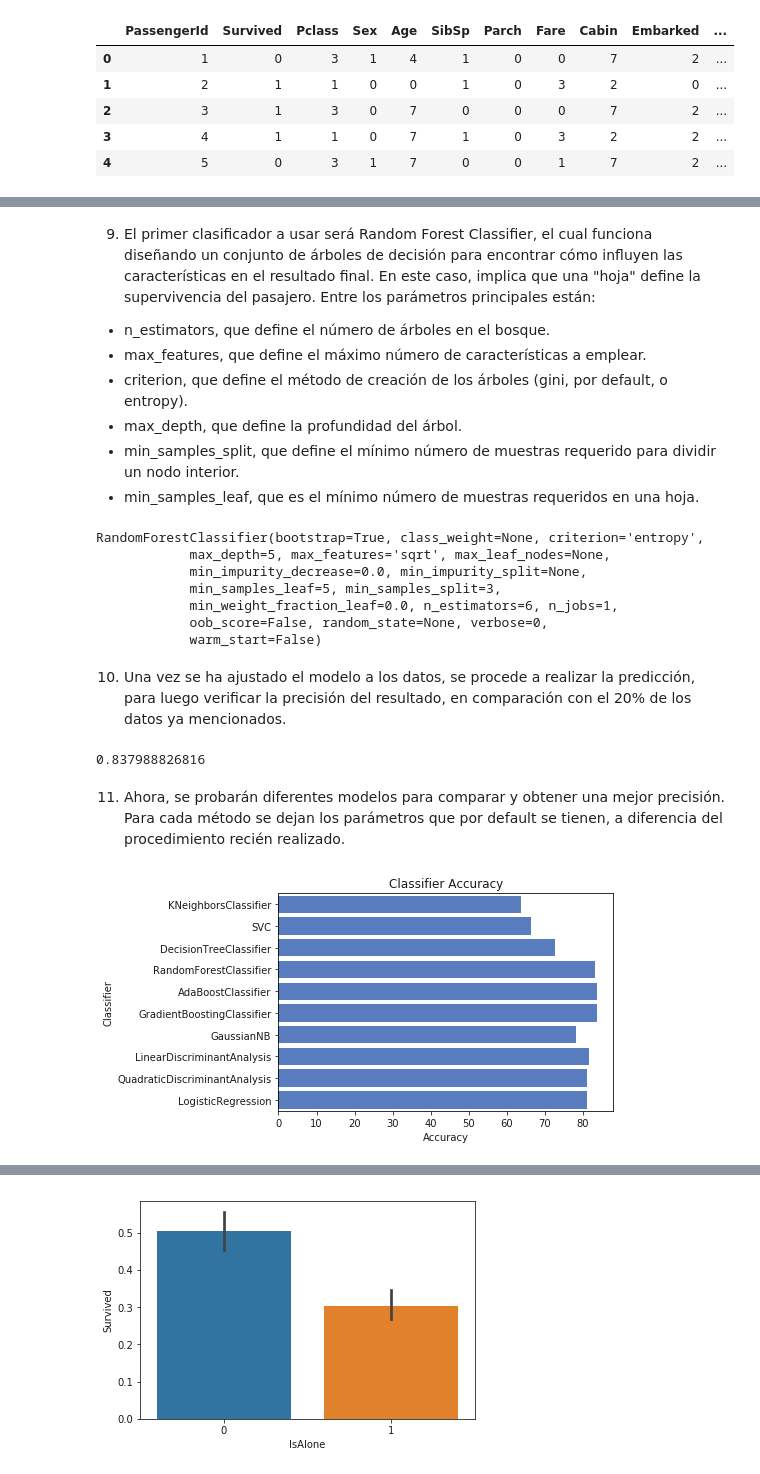
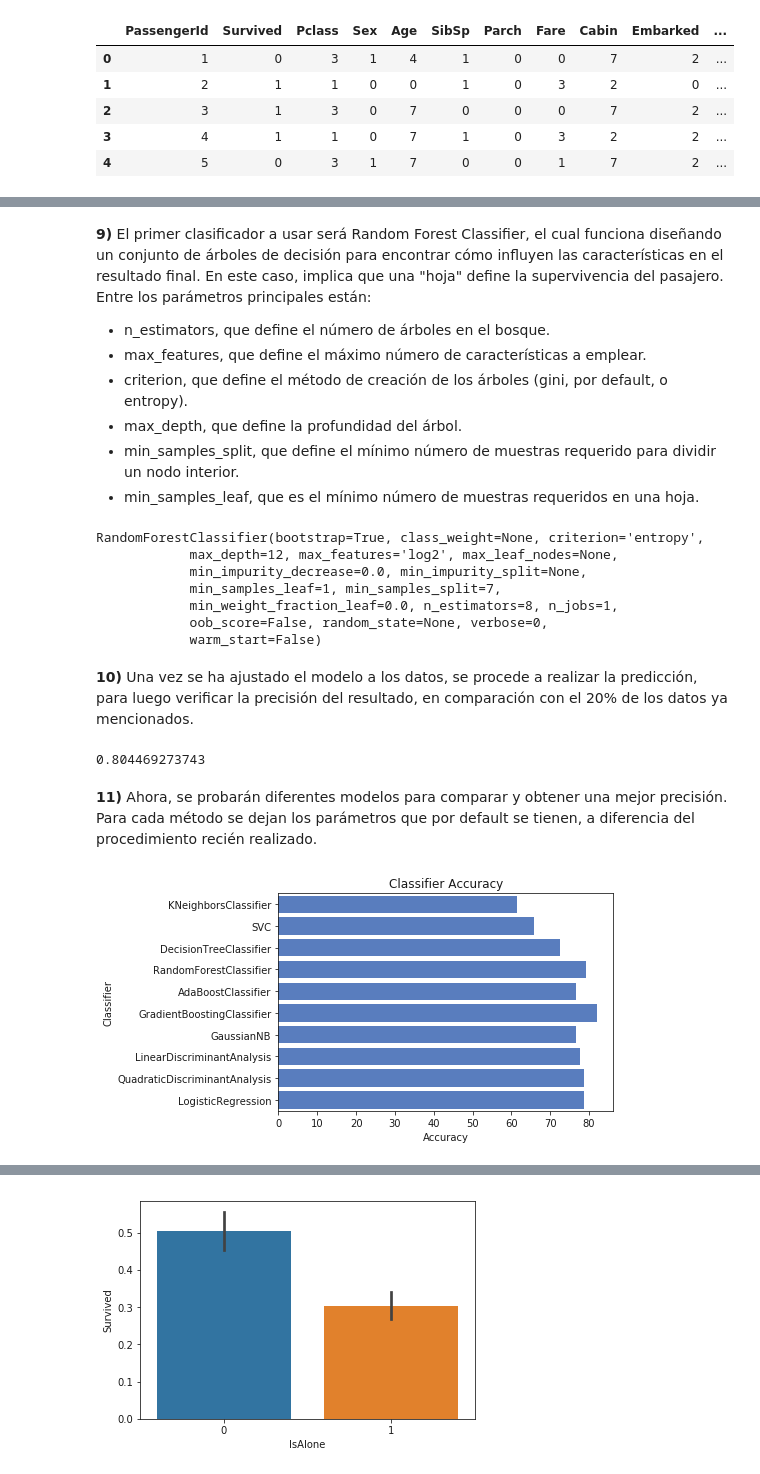
Before and after one commit to nvalencia/Herramientas-Computacionales-IMEC3602, a Jupyter notebook: Proyecto/Titanic_the project.ipynb, the cells around one changed output, grey strips where cells are left out. Drawn from its saved outputs; the diff is of its cells as text; code cells hidden in the pictures.

```diff
--- a/Proyecto/Titanic_the project.ipynb
+++ b/Proyecto/Titanic_the project.ipynb
@@ -191,5 +208,5 @@ X_train, X_test, y_train, y_test = train_test_split(X_all, y_all, test_size=num_
 # %% [markdown]
-9) El primer clasificador a usar será Random Forest Classifier, el cual funciona diseñando un conjunto de árboles de decisión para encontrar cómo influyen las características en el resultado final. En este caso, implica que una "hoja" define la supervivencia del pasajero.
+**9)** El primer clasificador a usar será Random Forest Classifier, el cual funciona diseñando un conjunto de árboles de decisión para encontrar cómo influyen las características en el resultado final. En este caso, implica que una "hoja" define la supervivencia del pasajero.
 Entre los parámetros principales están:
 - n_estimators, que define el número de árboles en el bosque.
 - max_features, que define el máximo número de características a emplear.
@@ -202,11 +219,11 @@ Entre los parámetros principales están:
 clf = RandomForestClassifier()
 
 # Choose some parameter combinations to try
-parameters = {'n_estimators': [4, 6, 9],
+parameters = {'n_estimators': [7, 8, 10],
               'max_features': ['log2', 'sqrt','auto'],
               'criterion': ['entropy', 'gini'],
-              'max_depth': [2, 3, 5, 10],
-              'min_samples_split': [2, 3, 5],
+              'max_depth': [11, 12, 13, 14],
+              'min_samples_split': [6, 7, 8],
               'min_samples_leaf': [1,5,8]
              }
 
@@ -224,21 +241,21 @@ clf = grid_obj.best_estimator_
 clf.fit(X_train, y_train)
 # %% [output]
 RandomForestClassifier(bootstrap=True, class_weight=None, criterion='entropy',
-            max_depth=5, max_features='sqrt', max_leaf_nodes=None,
+            max_depth=12, max_features='log2', max_leaf_nodes=None,
             min_impurity_decrease=0.0, min_impurity_split=None,
-            min_samples_leaf=5, min_samples_split=3,
-            min_weight_fraction_leaf=0.0, n_estimators=6, n_jobs=1,
+            min_samples_leaf=1, min_samples_split=7,
+            min_weight_fraction_leaf=0.0, n_estimators=8, n_jobs=1,
             oob_score=False, random_state=None, verbose=0,
             warm_start=False)
 # %% [markdown]
-10) Una vez se ha ajustado el modelo a los datos, se procede a realizar la predicción, para luego verificar la precisión del resultado, en comparación con el 20% de los datos ya mencionados.
+**10)** Una vez se ha ajustado el modelo a los datos, se procede a realizar la predicción, para luego verificar la precisión del resultado, en comparación con el 20% de los datos ya mencionados.
 # %%
 RFpredictions = clf.predict(X_test)
 print(accuracy_score(y_test, RFpredictions))
 # %% [output]
-0.837988826816
+0.804469273743
 # %% [markdown]
-11) Ahora, se probarán diferentes modelos para comparar y obtener una mejor precisión. Para cada método se dejan los parámetros que por default se tienen, a diferencia del procedimiento recién realizado.
+**11)** Ahora, se probarán diferentes modelos para comparar y obtener una mejor precisión. Para cada método se dejan los parámetros que por default se tienen, a diferencia del procedimiento recién realizado.
 # %%
 #Clasificadores a usar
 classifiers = [
@@ -252,34 +269,34 @@ classifiers = [
     LinearDiscriminantAnalysis(),
     QuadraticDiscriminantAnalysis(),
     LogisticRegression()]
 
 log_cols = ["Classifier", "Accuracy"]
-log  = pd.DataFrame(columns=log_cols)
+log1  = pd.DataFrame(columns=log_cols)
 
 acc_dict1 = {}
 
 
 #Se realiza ajuste y predicción para cada método
 for clf in classifiers:
     name = clf.__class__.__name__
     clf.fit(X_train, y_train)
     train_predictions = clf.predict(X_test)
     acc = accuracy_score(y_test, train_predictions)
     if name in acc_dict1:
         acc_dict1[name] += acc
     else:
         acc_dict1[name] = acc
 
 # Graficación de resultados
 for clf in acc_dict1:
     acc_dict1[clf] = acc_dict1[clf]*100
     log_entry = pd.DataFrame([[clf, acc_dict1[clf]]], columns=log_cols)
-    log = log.append(log_entry)
+    log1 = log1.append(log_entry)
 
 plt.xlabel('Accuracy')
 plt.title('Classifier Accuracy')
 
 sns.set_color_codes("muted")
-sns.barplot(x='Accuracy', y='Classifier', data=log, color="b");
+sns.barplot(x='Accuracy', y='Classifier', data=log1, color="b");
 # %% [output]
-[figure, old version]
+[figure, new version]
```
Also changed, not shown: parts of 78 cells of this notebook, 6 other files.
